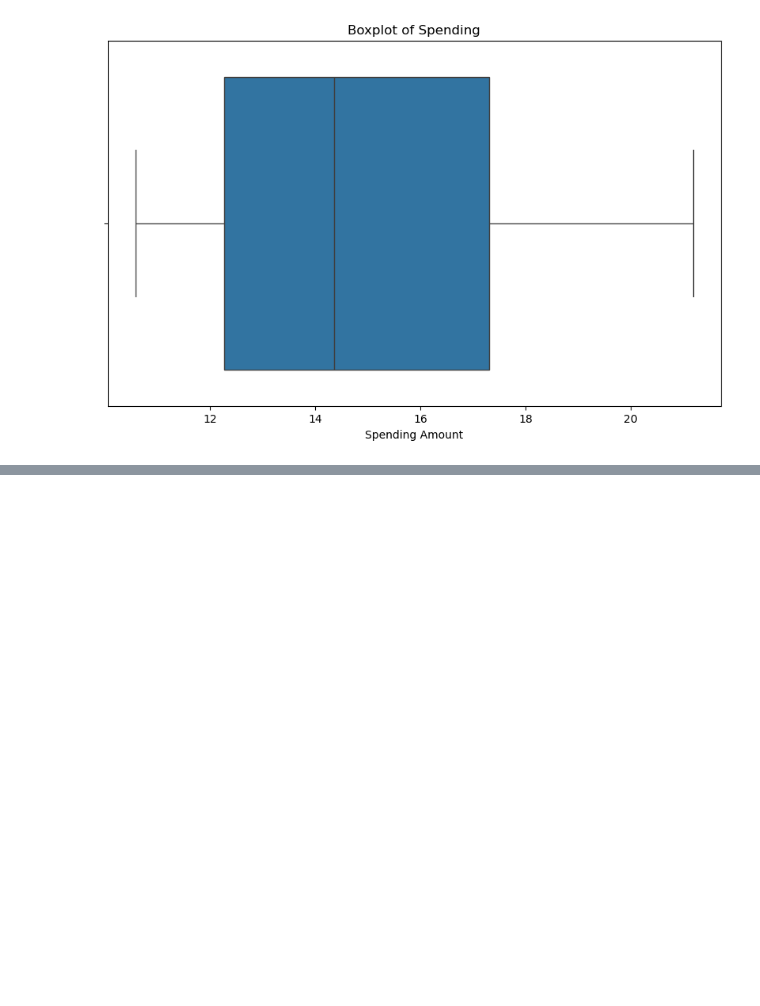
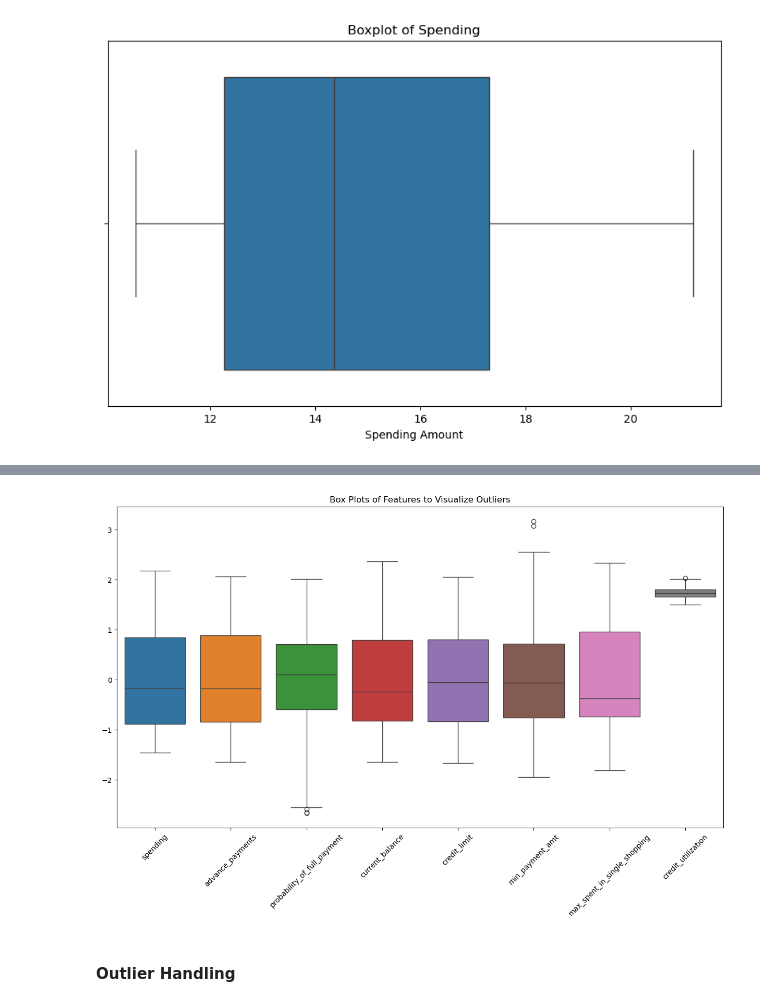
Before and after one commit to HitenDewangan/DataScience-AIML, a Jupyter notebook: Projects/Unsupervised/Bank Data Clustering/J_SOT23_Hitendra_Kumar_Dewangan.ipynb, the cells around one changed output, grey strips where cells are left out. Cells and saved outputs as stored; diff of their text form; code cells hidden in the pictures; blank space fills up the shorter version.

```diff
--- a/Projects/Unsupervised/Bank Data Clustering/J_SOT23_Hitendra_Kumar_Dewangan.ipynb
+++ b/Projects/Unsupervised/Bank Data Clustering/J_SOT23_Hitendra_Kumar_Dewangan.ipynb
@@ -142,0 +136,14 @@ plt.show()
+# %%
+# Initialize the StandardScaler
+scaler = StandardScaler()
+
+# List of columns to scale
+columns_to_scale = ['spending', 'advance_payments', 'probability_of_full_payment',
+                    'current_balance', 'credit_limit', 'min_payment_amt',
+                    'max_spent_in_single_shopping']
+
+# Fit and transform the selected columns
+df[columns_to_scale] = scaler.fit_transform(df[columns_to_scale])
+
+# Display the first few rows of the scaled DataFrame
+print(df.head())
@@ -142,0 +180,11 @@ plt.show()
+# %%
+# Visualizing outliers using box plots
+plt.figure(figsize=(15, 8))
+sns.boxplot(data=df)
+plt.title("Box Plots of Features to Visualize Outliers")
+plt.xticks(rotation=45) #rotate x axis labels
+plt.show()
+# %% [output]
+[figure, added]
+# %% [markdown]
+#### Outlier Handling
```
Also changed, not shown: parts of 21 cells of this notebook.
